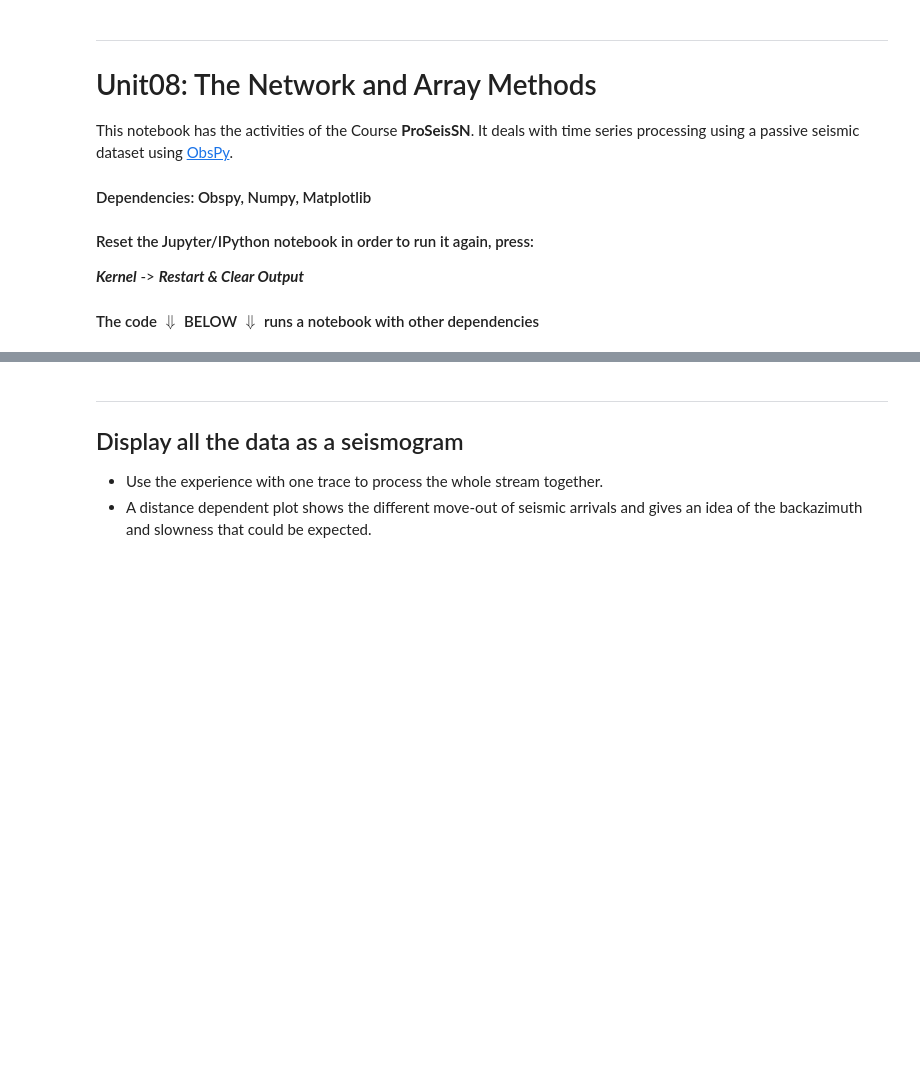
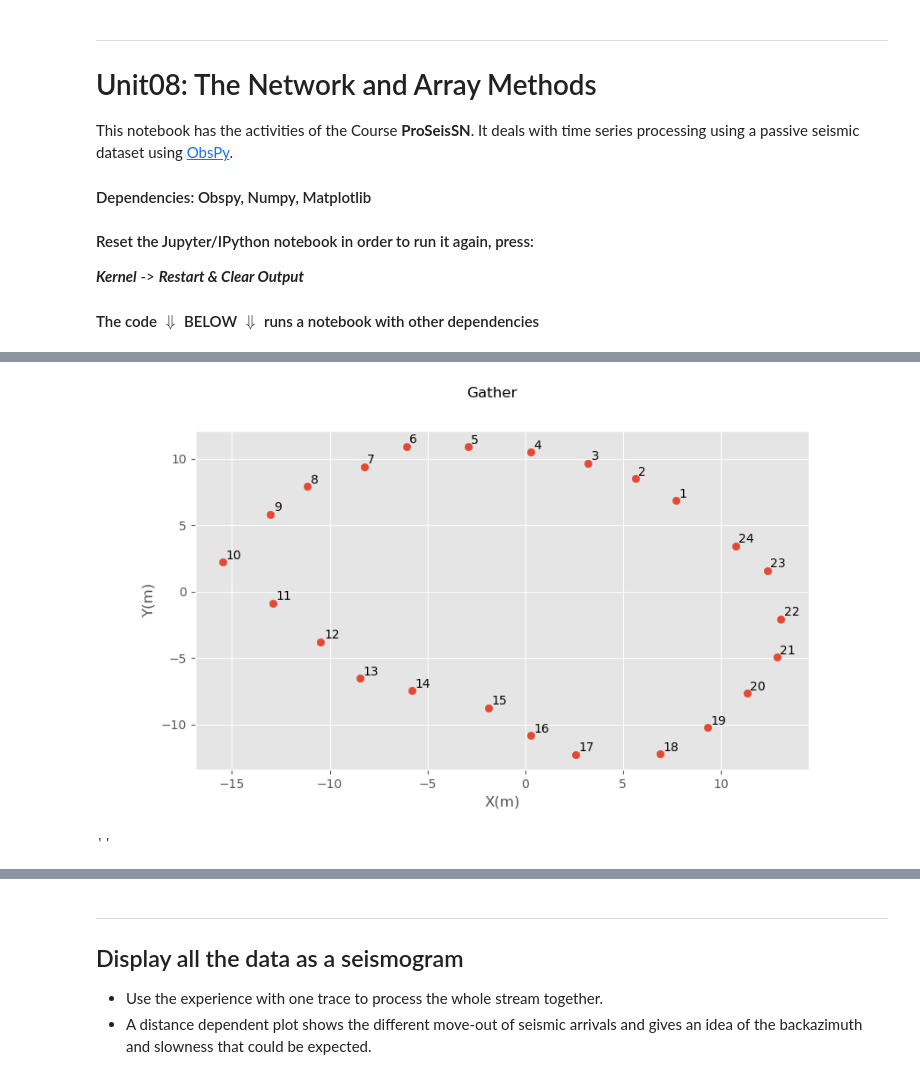
Before and after one commit to jandyr/ProSeisSN, a Jupyter notebook: Unit08/Nbk08.ipynb, the cells around one changed output, grey strips where cells are left out. Cells and saved outputs as stored; diff of their text form; code cells hidden in the pictures; blank space fills up the shorter version.

```diff
--- a/Unit08/Nbk08.ipynb
+++ b/Unit08/Nbk08.ipynb
@@ -30,8 +30,11 @@ import matplotlib.dates as dates
 plt.rcParams['figure.figsize'] = 9, 5
 #plt.rcParams['lines.linewidth'] = 0.5
 plt.rcParams["figure.subplot.hspace"] = (.9)
-
+plt.rcParams['figure.dpi'] = 100
 #------ Magic commands
 %matplotlib inline
 %matplotlib widget
 #%pylab notebook
+%config Completer.use_jedi = False
+%load_ext autoreload
+%autoreload 2
@@ -47,31 +52,17 @@ Each of the 12 traces of **file 3804** is $\Delta T=60$s long, with a sampling f
 # %%
-"""
-====================== READ THE SEISMIC DATA LOCALLY ======================
-"""
-#
-#------ Read the seismic data
-filename = '3804'
-print(f">> Read with data file {filename}")
-filename = '../Data/'+filename+'.dat'
-#------- Read the data file as a SEG2 object
-st = read(filename)
-#
-#------- Print stream information
-dummy = float(st[-1].stats.seg2.RECEIVER_LOCATION)
-print(f"1) Gather acquired on {st[0].stats.starttime}, has {len(st)} geophones along {dummy}m.")
-dummy = (UTCDateTime(st[0].stats.endtime) - UTCDateTime(st[0].stats.starttime))
-print(f"2) Each {dummy}s-long trace has {int(st[0].stats.npts)} data points.")
-print(f"3) The sampling frequency is {st[0].stats.sampling_rate}Hz")
 #
 """
 ====================== READ PHONES LOCATIONS ======================
 """
 #------ Read the phones cartesian locations
 #--- Reads the CSV file with (x, y)m locations
 ttb_loc = u.RGloc('../Data/'+'ttb_loc.dat')
 #------ Read the phones geographic locations
 #--- Reads the CSV file with (lat,lon) in degress locations
 ttb_gloc = u.RGloc('../Data/'+'ttb_gloc.dat')
 #
 #------ Plot gather in cartesian
 p.pgather(ttb_loc[:,1], ttb_loc[:,2], ttb_loc[:,0], coord='cartesian')
+# %% [output]
+[figure, added]
+''
```
Also changed, not shown: parts of 22 cells of this notebook, 3 other files.
